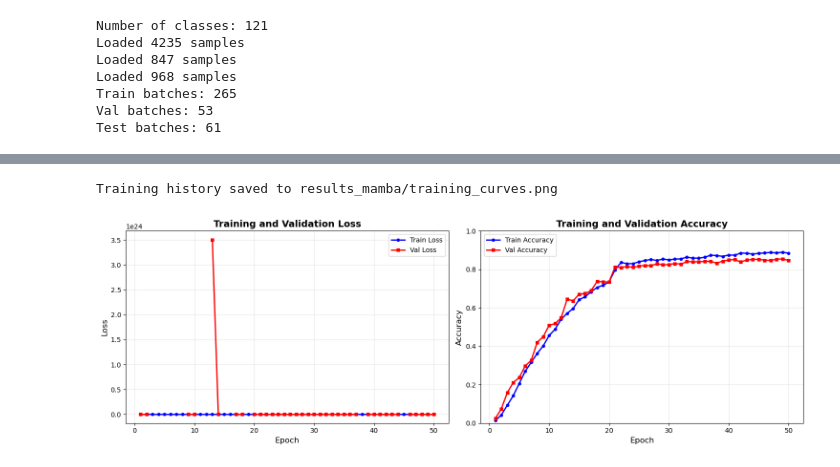
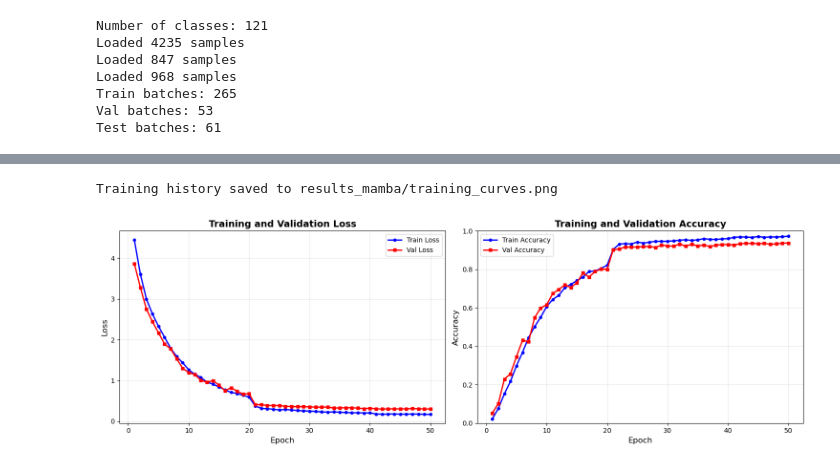
Before and after one commit to kentabiatar/mamba-gcn, a Jupyter notebook: gcn-mamba.ipynb, the cells around one changed output, grey strips where cells are left out. Drawn from its saved outputs; the diff is of its cells as text; code cells hidden in the pictures.

```diff
--- a/gcn-mamba.ipynb
+++ b/gcn-mamba.ipynb
@@ -509,7 +480,7 @@ def format_time(seconds):
     secs = int(seconds % 60)
     return f"{hours:02d}:{minutes:02d}:{secs:02d}"
 
-def train_one_epoch(model, loader, criterion, optimizer, device):
+def train_one_epoch(model, loader, criterion, optimizer, device, scaler):
     model.train()
     tracker = MetricsTracker()
 
@@ -521,12 +492,21 @@ def train_one_epoch(model, loader, criterion, optimizer, device):
         labels = labels.to(device)
 
         optimizer.zero_grad()
-        outputs = model(seq, mask)
-        loss = criterion(outputs, labels)
 
-        loss.backward()
+        with torch.amp.autocast('cuda', dtype=torch.float16):
+            outputs = model(seq, mask)
+            loss = criterion(outputs, labels)
+
+        # Scale loss and backprop
+        scaler.scale(loss).backward()
+
+        # Unscale before clipping gradients to prevent clipping skewed values
+        scaler.unscale_(optimizer)
         torch.nn.utils.clip_grad_norm_(model.parameters(), max_norm=Config.GRAD_CLIP)
-        optimizer.step()
+
+        # Step and update scaler
+        scaler.step(optimizer)
+        scaler.update()
 
         tracker.update(outputs.detach(), labels, loss.item())
         pbar.set_postfix({'loss': f"{loss.item():.4f}"})
@@ -574,6 +554,7 @@ model = MambaGCN(
 criterion = nn.CrossEntropyLoss()
 optimizer = optim.Adam(model.parameters(), lr=Config.LEARNING_RATE, weight_decay=Config.WEIGHT_DECAY)
 scheduler = optim.lr_scheduler.StepLR(optimizer, step_size=Config.STEP_SIZE, gamma=Config.GAMMA)
+scaler = torch.amp.GradScaler('cuda')
 
 # Count parameters
 total_params = sum(p.numel() for p in model.parameters())
@@ -598,7 +579,7 @@ start_time = time.time()
 for epoch in range(Config.NUM_EPOCHS):
     epoch_start = time.time()
 
-    train_results = train_one_epoch(model, train_loader, criterion, optimizer, Config.DEVICE)
+    train_results = train_one_epoch(model, train_loader, criterion, optimizer, Config.DEVICE, scaler)
     val_results = validate(model, val_loader, criterion, Config.DEVICE)
 
     current_lr = optimizer.param_groups[0]['lr']
@@ -774,9 +754,9 @@ def print_metrics_summary(metrics, split_name="Validation"):
 # %%
 # Plot training curves
 with open("results_mamba/training_history_mamba.json", "r") as f:
-    history = json.load(f
+    history = json.load(f)
     plot_path = r"results_mamba/training_curves.png"
     plot_training_history(history, save_path=plot_path)
 # %% [output]
 Training history saved to results_mamba/training_curves.png
-[figure, old version]
+[figure, new version]
```
Also changed, not shown: parts of 4 cells of this notebook.
